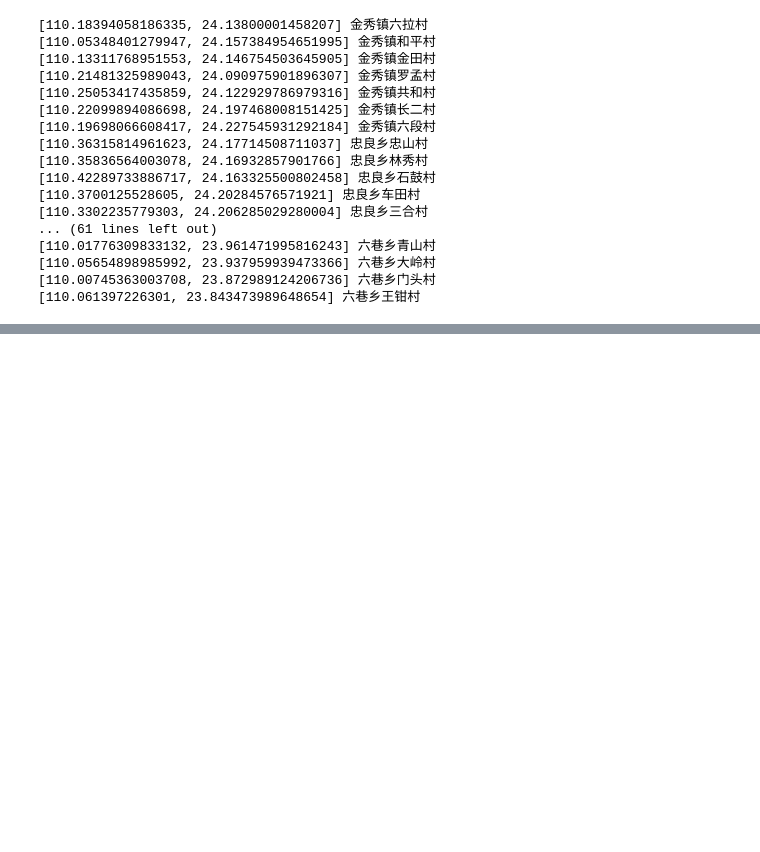
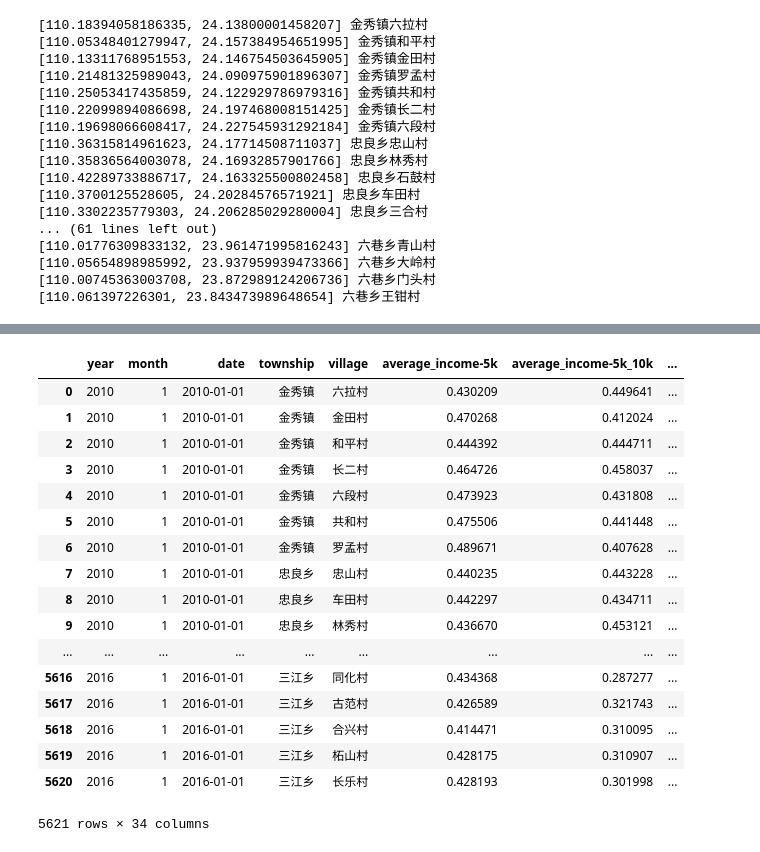
Before and after one commit to impact-learning/demo_backend, a Jupyter notebook: demo_backend/static/data/Data Processing.ipynb, the cells around one changed output, grey strips where cells are left out. Saved outputs shown, nothing was run; the diff lists cells and outputs as text; code cells hidden in the pictures; blank space fills up the shorter version.

```diff
--- a/demo_backend/static/data/Data Processing.ipynb
+++ b/demo_backend/static/data/Data Processing.ipynb
@@ -131,0 +432,2 @@ with open('./map.geojson') as map_data:
+# %%
+v = project_summary[(project_summary.village == u'忠良乡三合村')]
@@ -131,0 +551,33 @@ with open('./map.geojson') as map_data:
+# %%
+def unit_price(row):
+    if row['year'] <= 2015:
+        return 8
+    elif row['year'] <= 2016:
+        return 7.8
+    elif row['year'] <= 2017:
+        return 7
+# %%
+basic_data['unit_price'] = basic_data.apply(unit_price, axis=1)
+# %%
+basic_data['projection_per_tree'] = 2.5
+# %%
+basic_data
+# %% [output]
+|  | year | month | date | township | village | average_income-5k | average_income-5k_10k | ... |
+| 0 | 2010 | 1 | 2010-01-01 | 金秀镇 | 六拉村 | 0.430209 | 0.449641 | ... |
+| 1 | 2010 | 1 | 2010-01-01 | 金秀镇 | 金田村 | 0.470268 | 0.412024 | ... |
+| 2 | 2010 | 1 | 2010-01-01 | 金秀镇 | 和平村 | 0.444392 | 0.444711 | ... |
+| 3 | 2010 | 1 | 2010-01-01 | 金秀镇 | 长二村 | 0.464726 | 0.458037 | ... |
+| 4 | 2010 | 1 | 2010-01-01 | 金秀镇 | 六段村 | 0.473923 | 0.431808 | ... |
+| 5 | 2010 | 1 | 2010-01-01 | 金秀镇 | 共和村 | 0.475506 | 0.441448 | ... |
+| 6 | 2010 | 1 | 2010-01-01 | 金秀镇 | 罗孟村 | 0.489671 | 0.407628 | ... |
+| 7 | 2010 | 1 | 2010-01-01 | 忠良乡 | 忠山村 | 0.440235 | 0.443228 | ... |
+| 8 | 2010 | 1 | 2010-01-01 | 忠良乡 | 车田村 | 0.442297 | 0.434711 | ... |
+| 9 | 2010 | 1 | 2010-01-01 | 忠良乡 | 林秀村 | 0.436670 | 0.453121 | ... |
+| ... | ... | ... | ... | ... | ... | ... | ... | ... |
+| 5616 | 2016 | 1 | 2016-01-01 | 三江乡 | 同化村 | 0.434368 | 0.287277 | ... |
+| 5617 | 2016 | 1 | 2016-01-01 | 三江乡 | 古范村 | 0.426589 | 0.321743 | ... |
+| 5618 | 2016 | 1 | 2016-01-01 | 三江乡 | 合兴村 | 0.414471 | 0.310095 | ... |
+| 5619 | 2016 | 1 | 2016-01-01 | 三江乡 | 柘山村 | 0.428175 | 0.310907 | ... |
+| 5620 | 2016 | 1 | 2016-01-01 | 三江乡 | 长乐村 | 0.428193 | 0.301998 | ... |
+5621 rows × 34 columns
```
Also changed, not shown: parts of 54 cells of this notebook, 16 other files.
